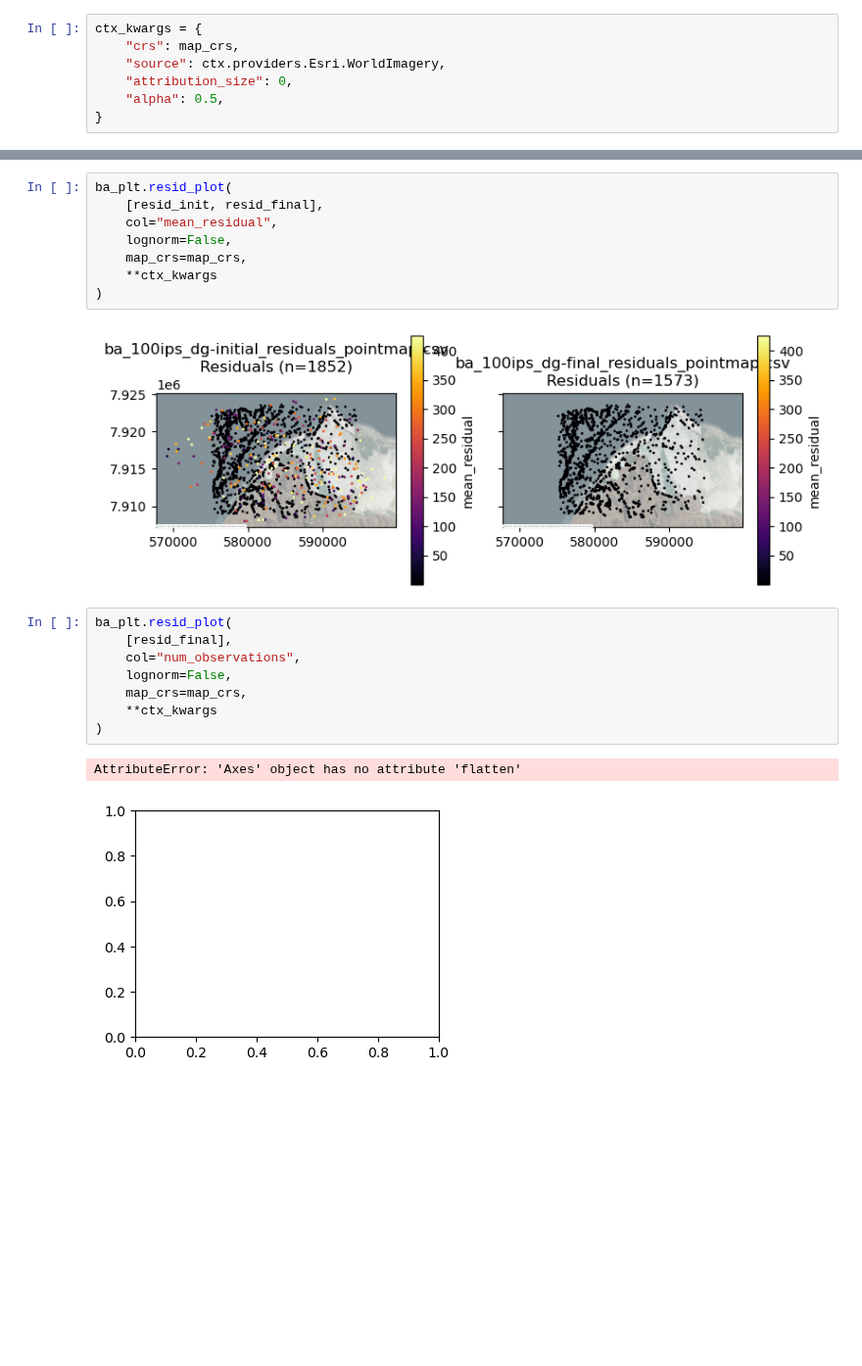
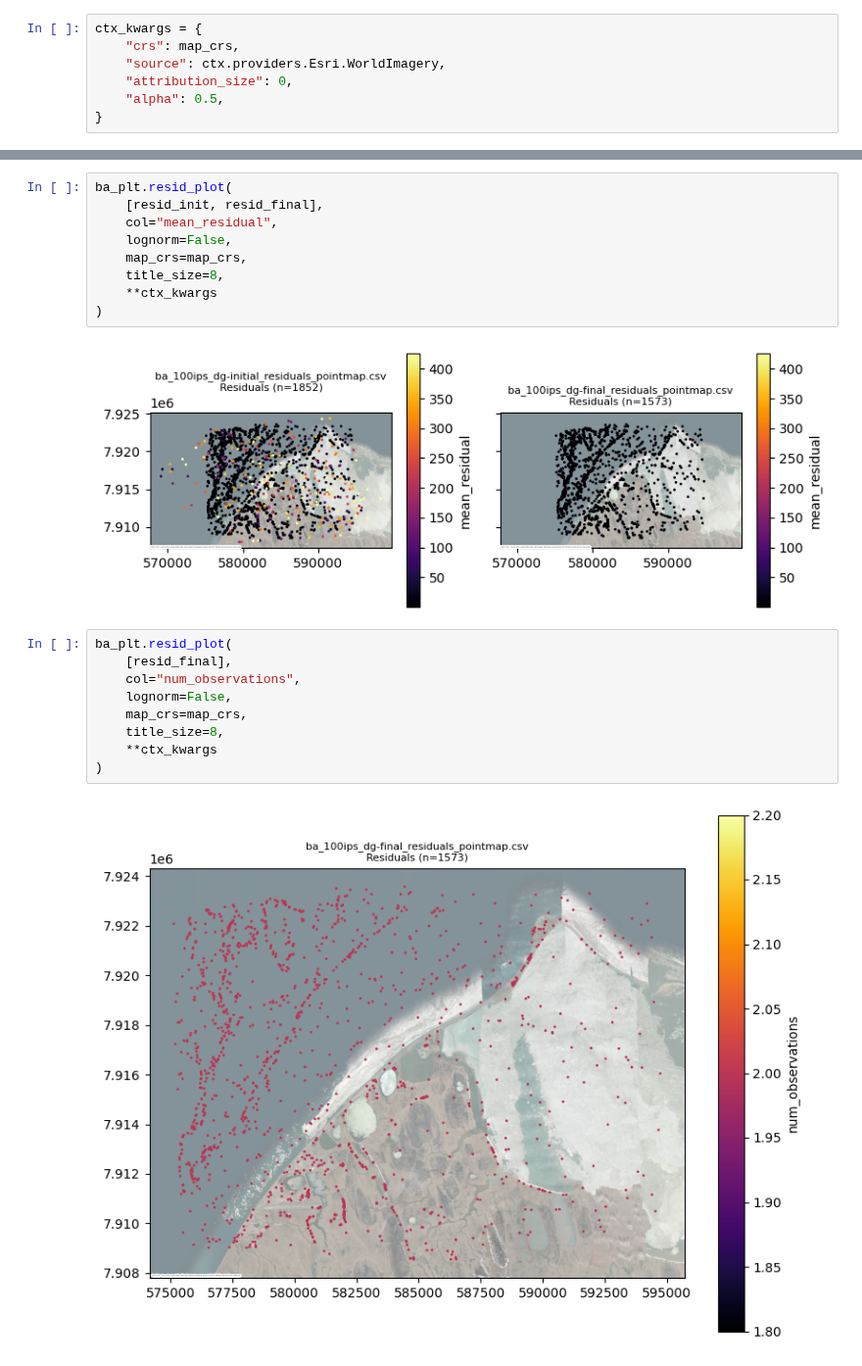
Before and after one commit to uw-cryo/asp_plot, a Jupyter notebook: notebooks/00_bundle_adjust_plots.ipynb, the cells around one changed output, grey strips where cells are left out. Shown at 98% size. Drawn from its saved outputs; the diff is of its cells as text; blank space fills up the shorter version.

Commit message:
ba residual plots working, need improvement

```diff
--- a/notebooks/00_bundle_adjust_plots.ipynb
+++ b/notebooks/00_bundle_adjust_plots.ipynb
@@ -44,18 +45,19 @@ ba_plt.resid_plot(
     col="mean_residual",
     lognorm=False,
     map_crs=map_crs,
+    title_size=8,
     **ctx_kwargs
 )
 # %% [output]
-[figure, old version]
+[figure, new version]
 # %%
 ba_plt.resid_plot(
     [resid_final],
     col="num_observations",
     lognorm=False,
     map_crs=map_crs,
+    title_size=8,
     **ctx_kwargs
 )
 # %% [output]
-AttributeError: 'Axes' object has no attribute 'flatten'
-[figure, old version]
+[figure, new version]
```
Also changed, not shown: parts of 1 cell of this notebook, 1 other file.
